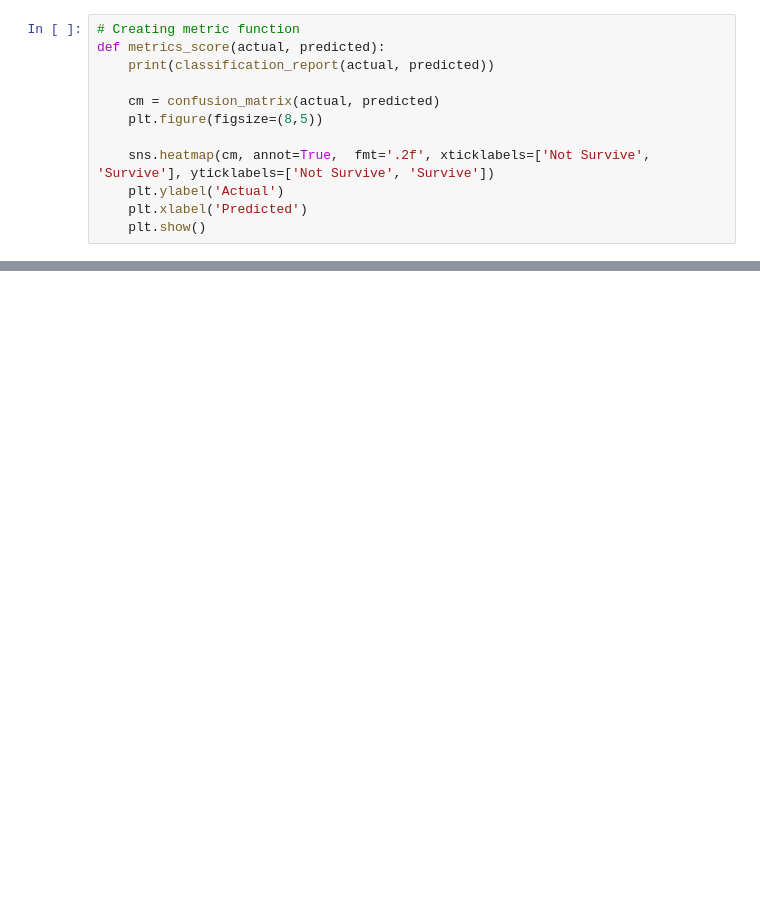
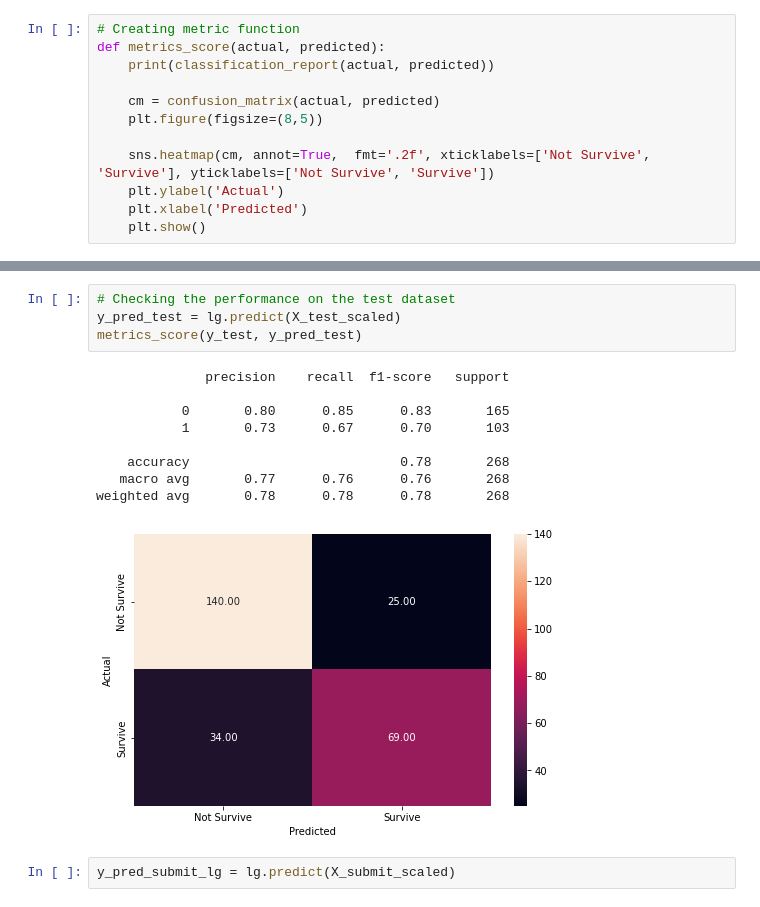
Before and after one commit to tmrhombus/kaggle, a Jupyter notebook: Titanic/Titanic_Notebook.ipynb, the cells around one changed output, grey strips where cells are left out. Saved outputs shown, nothing was run; the diff lists cells and outputs as text; blank space fills up the shorter version.

```diff
--- a/Titanic/Titanic_Notebook.ipynb
+++ b/Titanic/Titanic_Notebook.ipynb
@@ -179,0 +246,16 @@ ValueError: Input contains NaN, infinity or a value too large for dtype('float64
+# %%
+# Checking the performance on the test dataset
+y_pred_test = lg.predict(X_test_scaled)
+metrics_score(y_test, y_pred_test)
+# %% [output]
+              precision    recall  f1-score   support
+
+           0       0.80      0.85      0.83       165
+           1       0.73      0.67      0.70       103
+
+    accuracy                           0.78       268
+   macro avg       0.77      0.76      0.76       268
+weighted avg       0.78      0.78      0.78       268
+[figure, added]
+# %%
+y_pred_submit_lg = lg.predict(X_submit_scaled)
```
Also changed, not shown: parts of 49 cells of this notebook.
